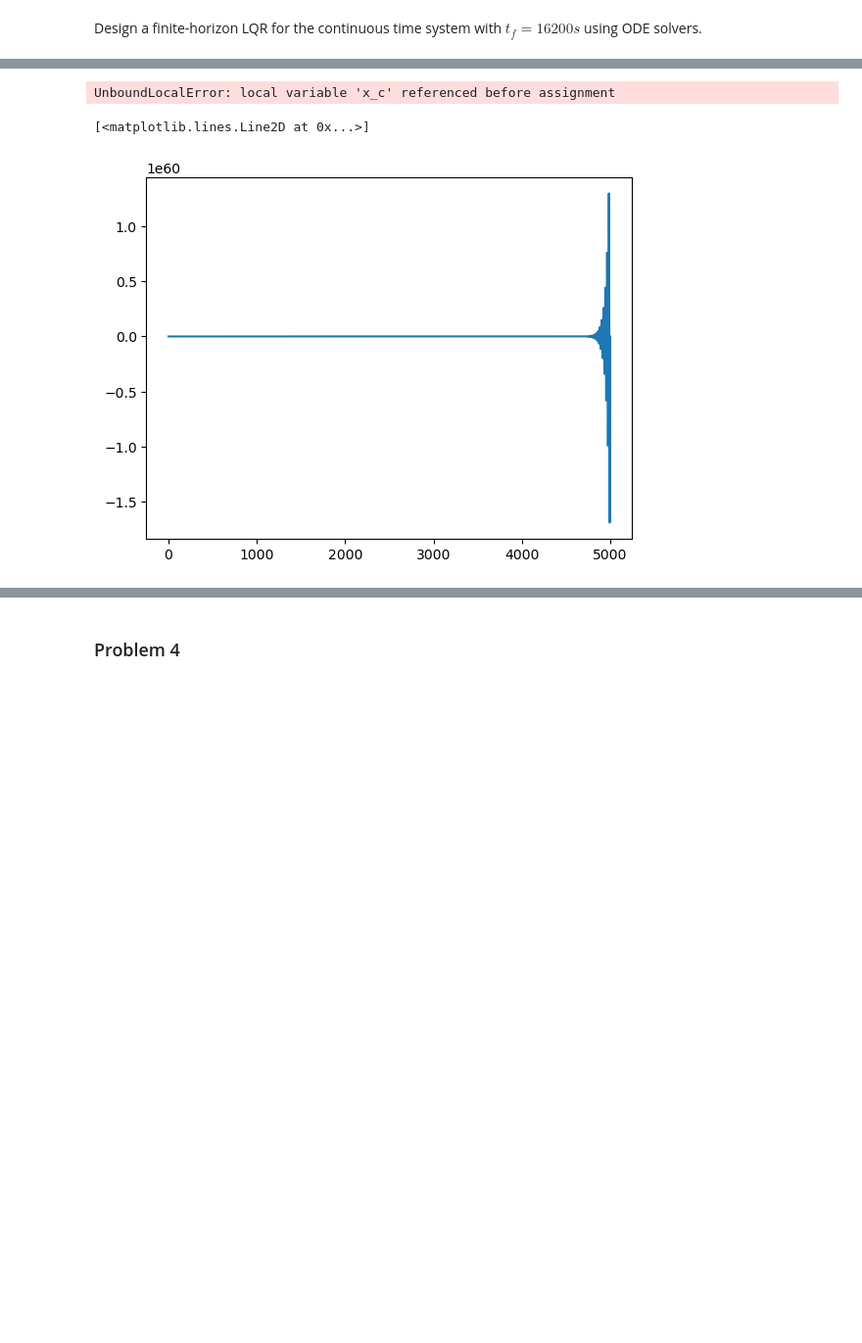
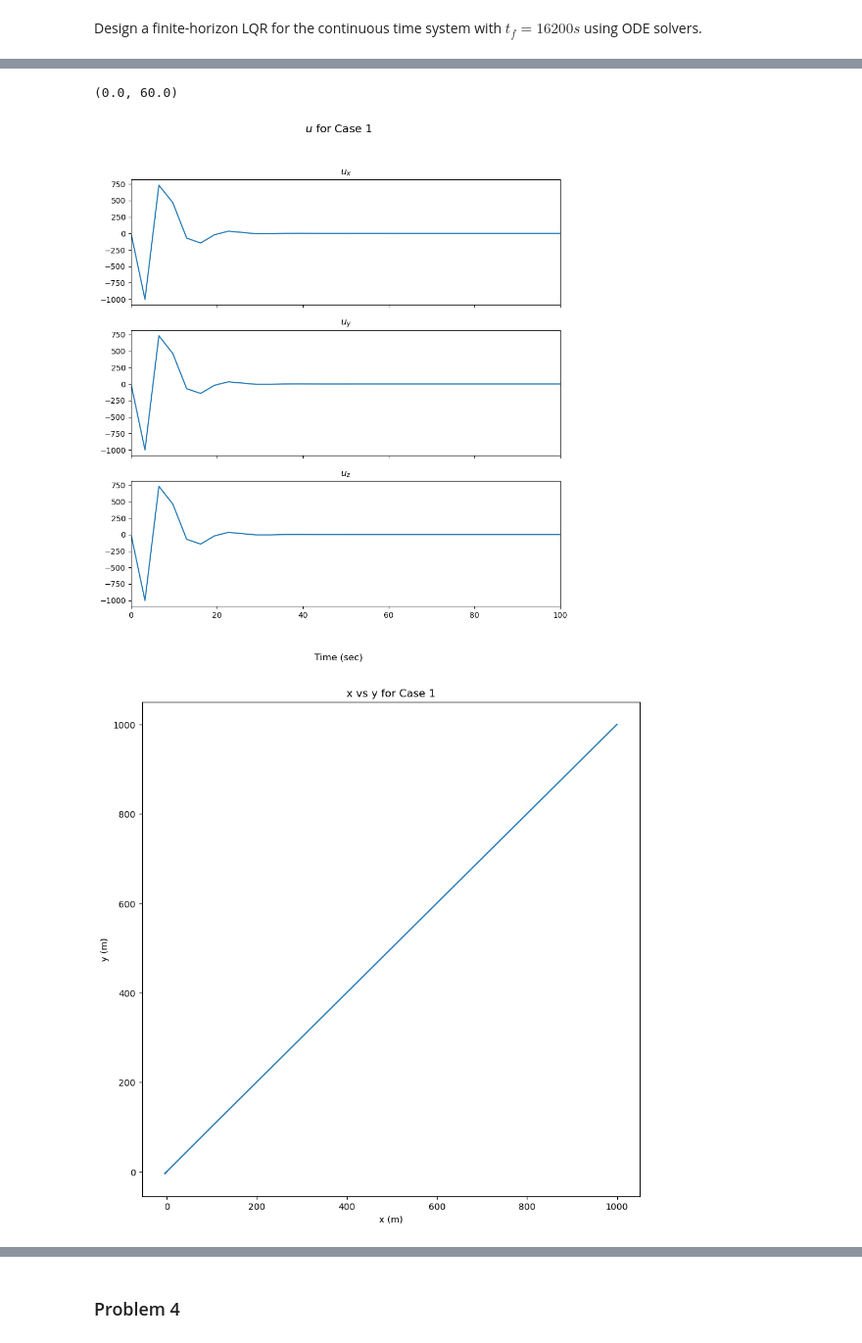
Before and after one commit to benlucke1/aem566, a Jupyter notebook: project1/aem566_project1_main.ipynb, the cells around one changed output, grey strips where cells are left out. Shown at 98% size. Cells and saved outputs as stored; diff of their text form; code cells hidden in the pictures; blank space fills up the shorter version.

Commit message:
add plots for problems 1-6 and add problem 7 solution

```diff
--- a/project1/aem566_project1_main.ipynb
+++ b/project1/aem566_project1_main.ipynb
@@ -41,6 +22,7 @@ Compute the eigenvalues of the state matrix for the continuous LTI system and co
 mu = 3.986004418 * 10**14
 rt = 6783000
 x0 = np.array([1000, 1000, 1000, 0, 0, 0])
+P0 = np.zeros((6, 6))
 nt = np.sqrt(mu / (rt**3))
 ti = 0
 tf = 16200
@@ -58,14 +40,7 @@ A_ct_numpy = np.array(
     ]
 )
 B_ct_numpy = np.array(
-    [
-     [0, 0, 0],
-     [0, 0, 0],
-     [0, 0, 0],
-     [1, 0, 0],
-     [0, 1, 0],
-     [0, 0, 1]
-    ]
+    [[0, 0, 0], [0, 0, 0], [0, 0, 0], [1, 0, 0], [0, 1, 0], [0, 0, 1]]
 )
 e = np.linalg.eig(A_ct_numpy)
 # %% [markdown]
@@ -150,19 +141,26 @@ LinAlgError: Last 2 dimensions of the array must be square
 # %%
 # Case 2
-# Q = np.eye(6)
-# R = 100*np.eye(3)
-# ARE_case2_continuous = sp.integrate.solve_ivp(fun=Pdot_continuous, t_span=[16200, 0],t_eval=np.linspace(16200, 0, 5000), y0=P0.flatten(), args = (A_ct_numpy, B_ct_numpy, Q, R))
-# P_case2_continuous = np.flip(ARE_case2_continuous.y.reshape((6,6,-1)))
-# t_interp =np.flip(ARE_case2_continuous.t)
-# closedLoop_case2_continuous = sp.integrate.solve_ivp(fun=xdot_continuous, t_span=[0, 16200],t_eval=np.linspace(0, 16200, 5000), y0=x0, args = (P_case2_continuous, A_ct_numpy, B_ct_numpy,R,t_interp))
-u_case2_continuous, x = calculate_u_continuous(t_interp, A_ct_numpy, B_ct_numpy, R, P_case2_continuous, x0)
+Q = np.eye(6)
+R = 100 * np.eye(3)
+ARE_case2_continuous = sp.integrate.solve_ivp(
+    fun=Pdot_continuous,
+    t_span=[16200, 0],
+    t_eval=np.linspace(16200, 0, 5000),
+    y0=P0.flatten(),
+    args=(A_ct_numpy, B_ct_numpy, Q, R),
+)
+P_case2_continuous = np.flip(ARE_case2_continuous.y.reshape((6, 6, -1)))
+t_interp = np.flip(ARE_case2_continuous.t)
+closedLoop_case2_continuous = sp.integrate.solve_ivp(
+    fun=xdot_continuous,
+    t_span=[0, 16200],
+    t_eval=np.linspace(0, 16200, 5000),
+    y0=x0,
+    args=(P_case2_continuous, A_ct_numpy, B_ct_numpy, R, t_interp),
+)
+u_case2_continuous = calculate_u_continuous(
+    t_interp, A_ct_numpy, B_ct_numpy, R, P_case2_continuous, x0
+)
-# %% [output]
-UnboundLocalError: local variable 'x_c' referenced before assignment
-# %%
-plt.plot(u_case2_continuous[0,:])
-# %% [output]
-[<matplotlib.lines.Line2D at 0x...>]
-[figure, removed]
 # %%
 # Case 3
 Q = np.eye(6)
@@ -214,0 +187,31 @@ def calc_u(Ps, A, R, B, t_solve):
+# %%
+# Plots - Case 1
+fig, axes = plt.subplots(nrows=3, ncols=1, figsize=(10, 10), sharex=True)
+fig.suptitle("$u$ for Case 1", fontsize="x-large")
+for k in range(3):
+    axes[k].plot(t_interp, u_case1_continuous[k, :])
+    axes[k].set_xlim([0, 100])
+    if k == 0:
+        axes[k].set_title("$u_x$")
+    if k == 1:
+        axes[k].set_title("$u_y$")
+    if k == 2:
+        axes[k].set_title("$u_z$")
+fig.supxlabel("Time (sec)")
+
+fig, ax = plt.subplots(figsize=(10, 10))
+ax.plot(closedLoop_case1_continuous.y[0, :], closedLoop_case1_continuous.y[1, :])
+ax.set_xlabel("x (m)")
+ax.set_ylabel("y (m)")
+ax.set_title("x vs y for Case 1")
+
+fig, ax = plt.subplots(figsize=(10, 10))
+ax.plot(closedLoop_case1_continuous.y[2, :])
+ax.set_xlabel("Time (sec)")
+ax.set_ylabel("z (m)")
+ax.set_title("z Trajectory - Case 1")
+ax.set_xlim([0, 60])
+# %% [output]
+(0.0, 60.0)
+[figure, added]
+[figure, added]
```
Also changed, not shown: parts of 40 cells of this notebook.
